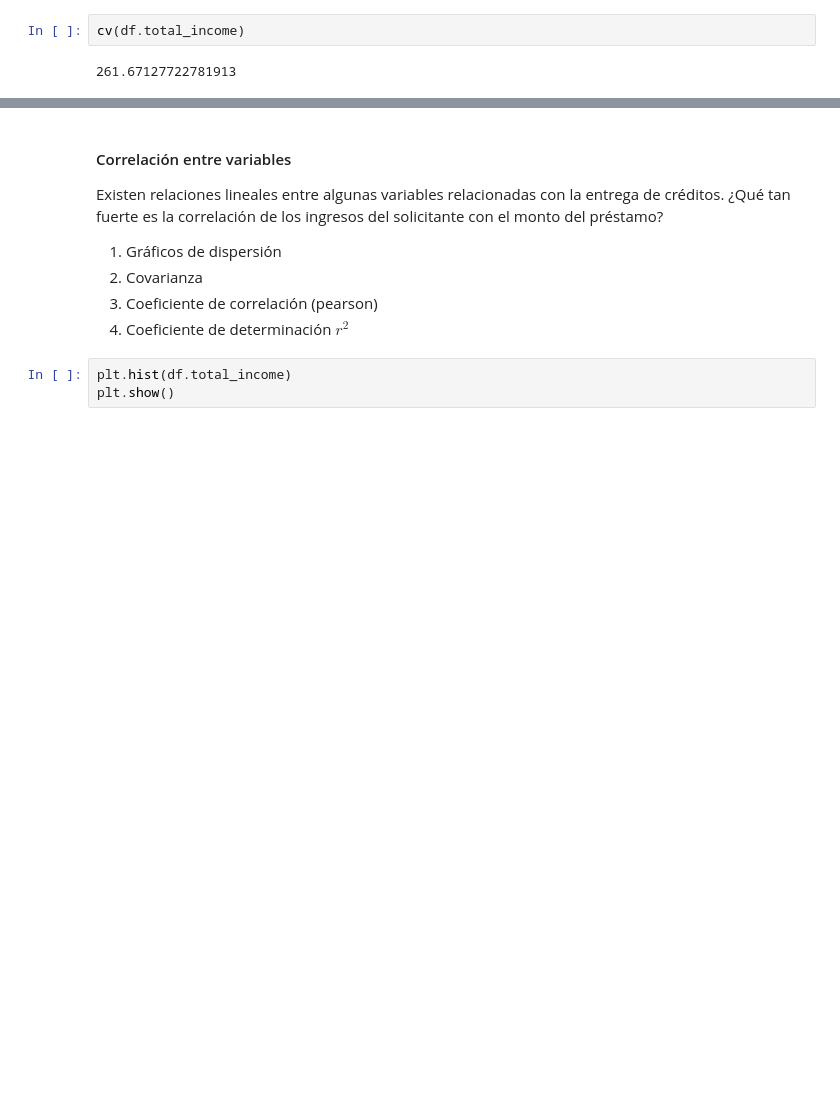
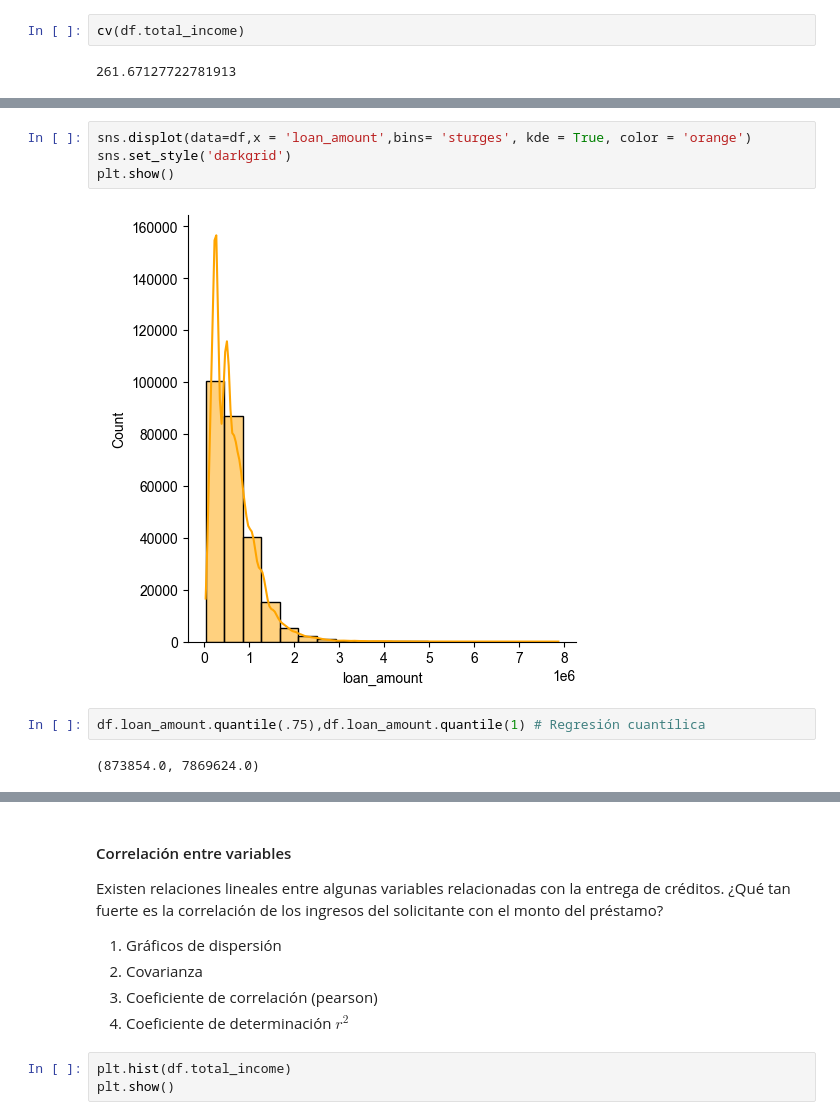
Before and after one commit to julihdez36/Decision_making, a Jupyter notebook: First project/exploring.ipynb, the cells around one changed output, grey strips where cells are left out. Drawn from its saved outputs; the diff is of its cells as text; blank space fills up the shorter version.

```diff
--- a/First project/exploring.ipynb
+++ b/First project/exploring.ipynb
@@ -139,0 +145,10 @@ cv(df.total_income)
+# %%
+sns.displot(data=df,x = 'loan_amount',bins= 'sturges', kde = True, color = 'orange')
+sns.set_style('darkgrid')
+plt.show()
+# %% [output]
+[figure, added]
+# %%
+df.loan_amount.quantile(.75),df.loan_amount.quantile(1) # Regresión cuantílica
+# %% [output]
+(873854.0, 7869624.0)
```
Also changed, not shown: parts of 4 cells of this notebook.
